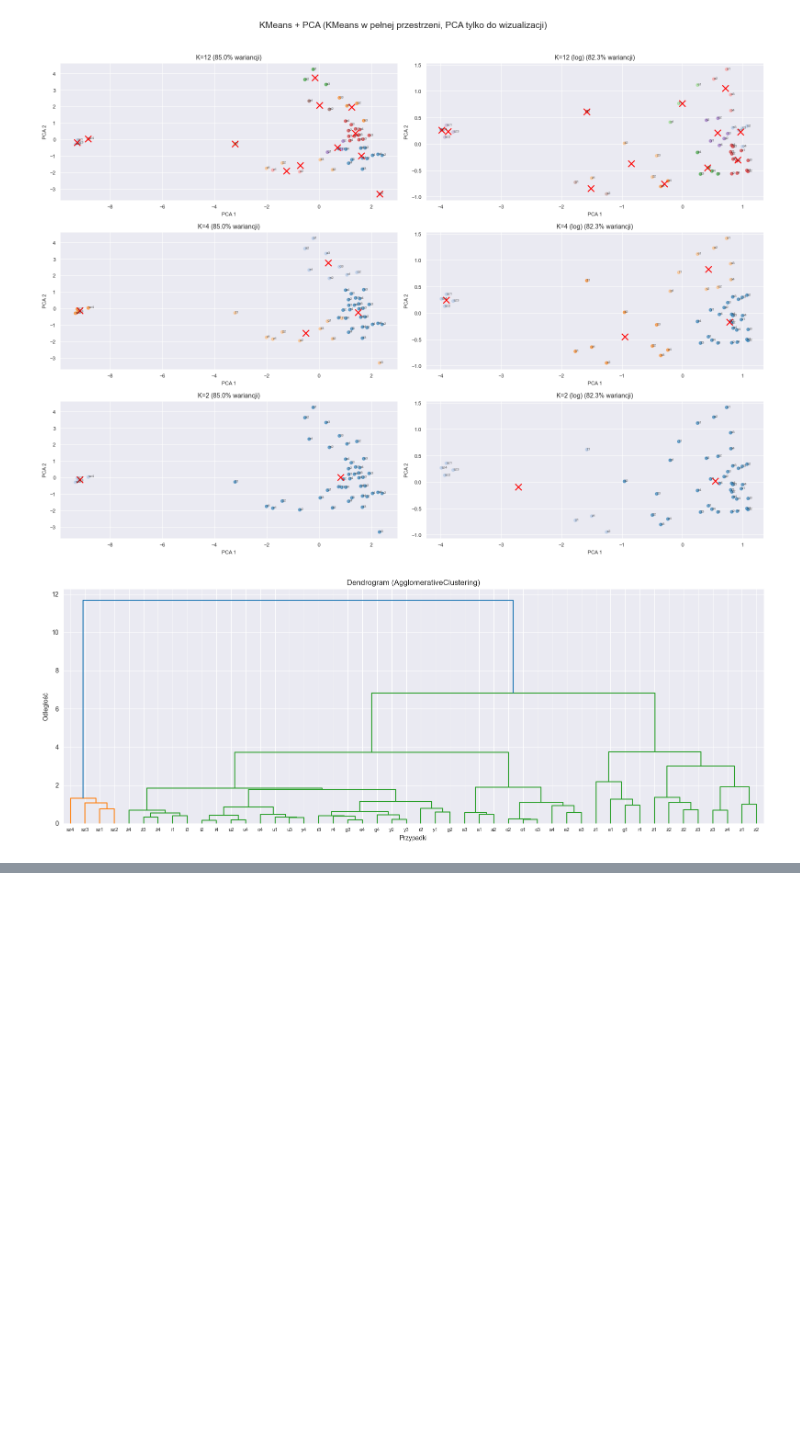
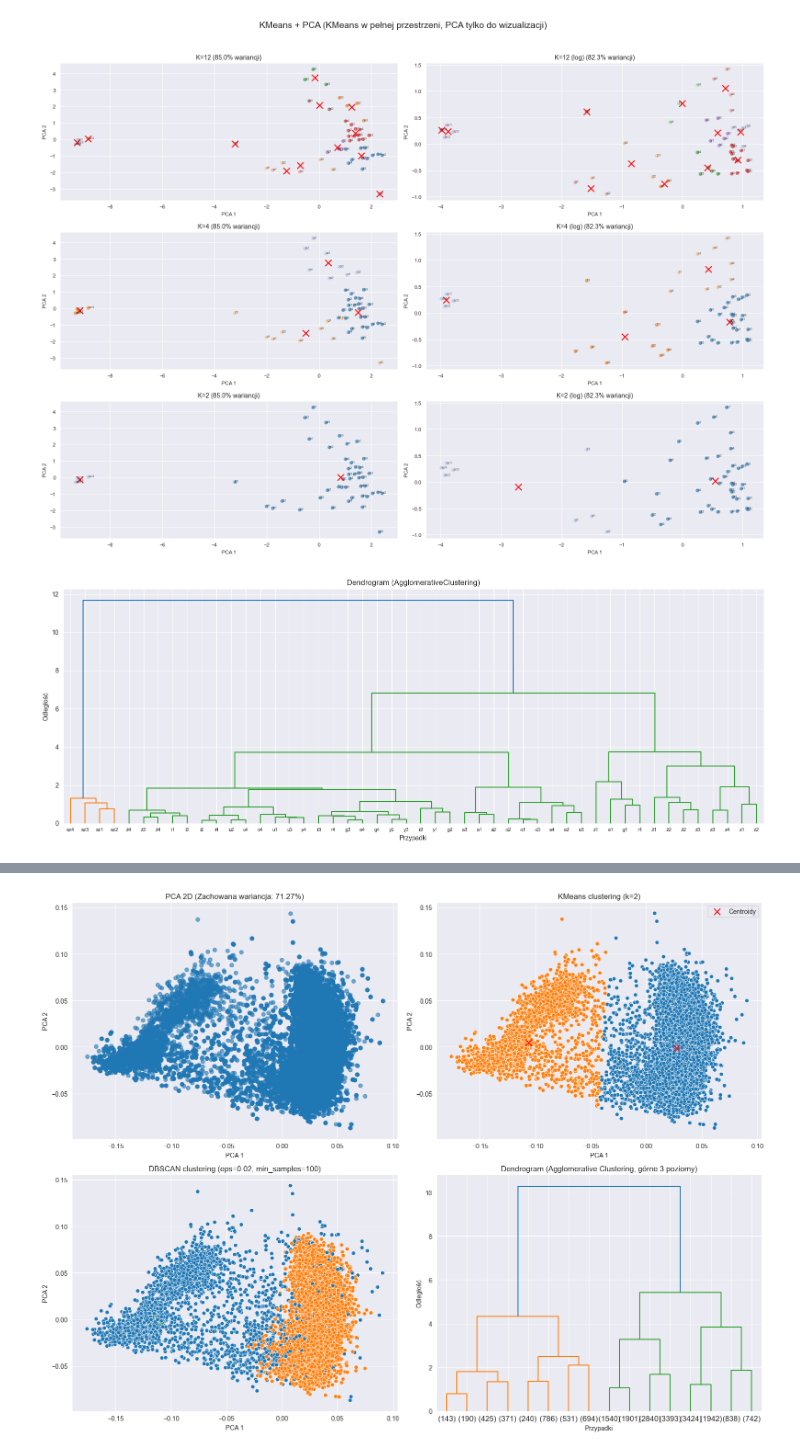
Before and after one commit to KotZPolibudy/PUT_SUS, a Jupyter notebook: lab12/WKlab12.ipynb, the cells around one changed output, grey strips where cells are left out. Saved outputs shown, nothing was run; the diff lists cells and outputs as text; code cells hidden in the pictures; blank space fills up the shorter version.

```diff
--- a/lab12/WKlab12.ipynb
+++ b/lab12/WKlab12.ipynb
@@ -396,0 +397,84 @@ plt.show()
+# %%
+import numpy as np
+import matplotlib.pyplot as plt
+import seaborn as sns
+from sklearn.decomposition import PCA
+from sklearn.cluster import KMeans, DBSCAN, AgglomerativeClustering
+from sklearn.metrics import silhouette_score, calinski_harabasz_score, davies_bouldin_score
+from scipy.cluster.hierarchy import dendrogram
+
+# Wczytanie danych (mowa + instrument, brak etykiet)
+file_path = "151879-cluster-contspeechviolin.txt"
+data1 = np.genfromtxt(file_path, delimiter='\t')
+
+# Wczytanie danych (brak etykiet)
+file_path2 = "151879-cluster-contspeech.txt"
+data2 = np.genfromtxt(file_path2, delimiter='\t')
+data = np.vstack([data1, data2, data2, data2])
+X = np.log1p(data)  # logarytmowanie cech
+
+# PCA 2D
+pca = PCA(n_components=2)
+X_pca = pca.fit_transform(X)
+explained_var = np.sum(pca.explained_variance_ratio_) * 100
+
+# Przygotowanie subplotów
+fig, axs = plt.subplots(2, 2, figsize=(16, 12))
+
+# ----------- 1. PCA ----------- #
+axs[0, 0].scatter(X_pca[:, 0], X_pca[:, 1], alpha=0.6)
+axs[0, 0].set_title(f'PCA 2D (Zachowana wariancja: {explained_var:.2f}%)')
+axs[0, 0].set_xlabel("PCA 1")
+axs[0, 0].set_ylabel("PCA 2")
+axs[0, 0].grid(True)
+
+# ----------- 2. KMEANS ----------- #
+kmeans = KMeans(n_clusters=2, random_state=42)
+kmeans_labels = kmeans.fit_predict(X)
+centroids = pca.transform(kmeans.cluster_centers_)
+
+sns.scatterplot(ax=axs[0, 1], x=X_pca[:, 0], y=X_pca[:, 1], hue=kmeans_labels, palette='tab10', legend=None)
+axs[0, 1].scatter(centroids[:, 0], centroids[:, 1], color='red', marker='x', s=100, label='Centroidy')
+axs[0, 1].set_title("KMeans clustering (k=2)")
+axs[0, 1].set_xlabel("PCA 1")
+axs[0, 1].set_ylabel("PCA 2")
+axs[0, 1].legend()
+axs[0, 1].grid(True)
+
+# ----------- 3. DBSCAN ----------- #
+dbscan = DBSCAN(eps=0.02, min_samples=100)
+db_labels = dbscan.fit_predict(X)
+
+sns.scatterplot(ax=axs[1, 0], x=X_pca[:, 0], y=X_pca[:, 1], hue=db_labels, palette='tab10', legend=None)
+axs[1, 0].set_title("DBSCAN clustering (eps=0.02, min_samples=100)")
+axs[1, 0].set_xlabel("PCA 1")
+axs[1, 0].set_ylabel("PCA 2")
+axs[1, 0].grid(True)
+
+# ----------- 4. AGGLOMERATIVE ----------- #
+def plot_dendrogram(model, ax, **kwargs):
+    counts = np.zeros(model.children_.shape[0])
+    n_samples = len(model.labels_)
+    for i, merge in enumerate(model.children_):
+        current_count = 0
+        for child_idx in merge:
+            if child_idx < n_samples:
+                current_count += 1
+            else:
+                current_count += counts[child_idx - n_samples]
+        counts[i] = current_count
+    linkage_matrix = np.column_stack([model.children_, model.distances_, counts]).astype(float)
+    dendrogram(linkage_matrix, ax=ax, **kwargs)
+
+agg_model = AgglomerativeClustering(distance_threshold=0, n_clusters=None, compute_distances=True)
+agg_model = agg_model.fit(X)
+
+plot_dendrogram(agg_model, ax=axs[1, 1], truncate_mode='level', p=3)
+axs[1, 1].set_title("Dendrogram (Agglomerative Clustering, górne 3 poziomy)")
+axs[1, 1].set_xlabel("Przypadki")
+axs[1, 1].set_ylabel("Odległość")
+
+plt.tight_layout()
+plt.show()
+# %% [output]
+[figure, added]
```
Also changed, not shown: parts of 2 cells of this notebook, 4 other files.
